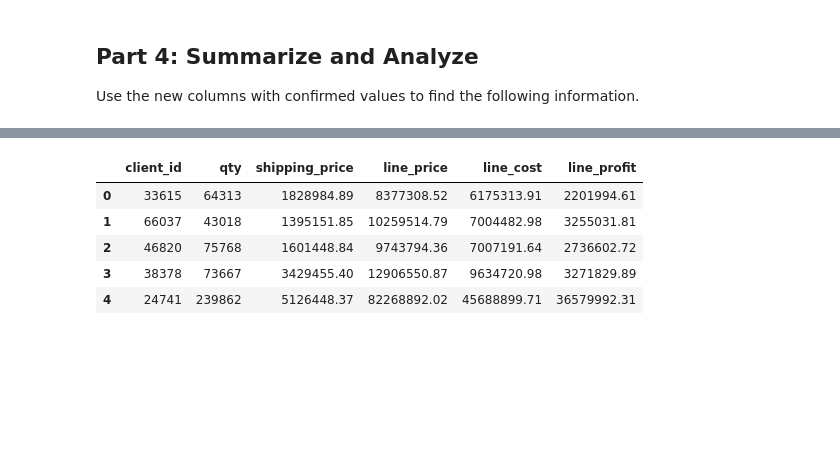
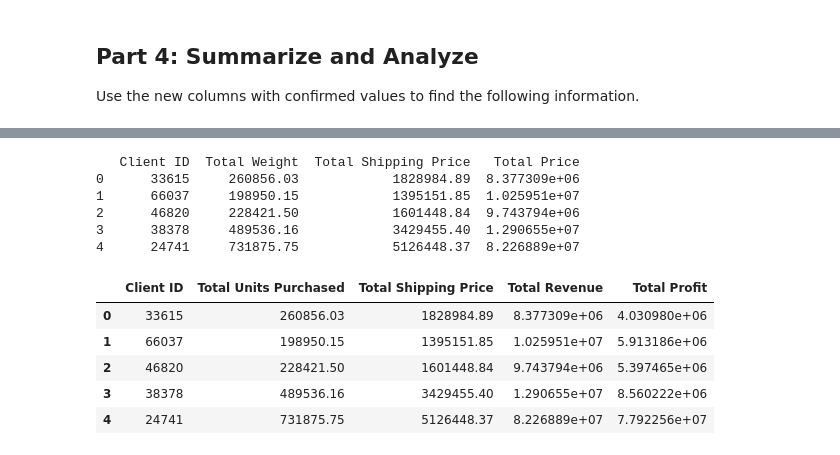
Before and after one commit to MichaelSheveland/pandas-challenge-1, a Jupyter notebook: Starter_Code/wholesale_data_analysis_starter_code.ipynb, the cells around one changed output, grey strips where cells are left out. Cells and saved outputs as stored; diff of their text form; code cells hidden in the pictures; blank space fills up the shorter version.

```diff
--- a/Starter_Code/wholesale_data_analysis_starter_code.ipynb
+++ b/Starter_Code/wholesale_data_analysis_starter_code.ipynb
@@ -122,3 +176,5 @@ Do we know that this client spent the more money than client 66037? If not, how
 # %%
 # Create a column for the profit of each line using line cost and line price
+print(df)
+df['line_profit'] = df['total_price'] - df['line_cost']
 # %% [output]
@@ -156,12 +251,62 @@ Use the new columns with confirmed values to find the following information.
+# %%
+top5clients = [33615, 66037, 46820, 38378, 24741]
+
+summary_data = []
+for client_id in top5clients:
+    client_data = df[df['client_id'] == client_id]
+    total_weight_sum = client_data['total_weight'].sum()
+    total_shipping_sum = client_data['shipping_price'].sum()
+    total_price_sum = client_data['total_price'].sum()
+
+
+    summary_data.append({
+        'Client ID': client_id,
+        'Total Weight': total_weight_sum,
+        'Total Shipping Price': total_shipping_sum,
+        'Total Price': total_price_sum,
+
+
+    })
+
+summary_df = pd.DataFrame(summary_data)
+print(summary_df)
+# %% [output]
+   Client ID  Total Weight  Total Shipping Price   Total Price
+0      33615     260856.03            1828984.89  8.377309e+06
+1      66037     198950.15            1395151.85  1.025951e+07
+2      46820     228421.50            1601448.84  9.743794e+06
+3      38378     489536.16            3429455.40  1.290655e+07
+4      24741     731875.75            5126448.37  8.226889e+07
 # %%
 # Create a summary DataFrame showing the totals for the for the top 5 clients with the following information:
 # total units purchased, total shipping price, total revenue, and total profit.
+
+top5clients = list(df['client_id'].value_counts().head(5).index)
+summary_data = []
+
+for client_id in top5clients:
+    client_data = df[df['client_id'] == client_id]
+    qty = client_data['total_weight'].sum()
+    total_shipping_price = client_data['shipping_price'].sum()
+    total_revenue = client_data['total_price'].sum()
+    total_profit = total_revenue - total_cost
+
+    summary_data.append({
+        'Client ID': client_id,
+        'Total Units Purchased': qty,
+        'Total Shipping Price': total_shipping_price,
+        'Total Revenue': total_revenue,
+        'Total Profit': total_profit
+    })
+
+summary_df = pd.DataFrame(summary_data)
+summary_df
 # %% [output]
-|  | client_id | qty | shipping_price | line_price | line_cost | line_profit |
-| 0 | 33615 | 64313 | 1828984.89 | 8377308.52 | 6175313.91 | 2201994.61 |
-| 1 | 66037 | 43018 | 1395151.85 | 10259514.79 | 7004482.98 | 3255031.81 |
-| 2 | 46820 | 75768 | 1601448.84 | 9743794.36 | 7007191.64 | 2736602.72 |
-| 3 | 38378 | 73667 | 3429455.40 | 12906550.87 | 9634720.98 | 3271829.89 |
-| 4 | 24741 | 239862 | 5126448.37 | 82268892.02 | 45688899.71 | 36579992.31 |
+|  | Client ID | Total Units Purchased | Total Shipping Price | Total Revenue | Total Profit |
+| 0 | 33615 | 260856.03 | 1828984.89 | 8.377309e+06 | 4.030980e+06 |
+| 1 | 66037 | 198950.15 | 1395151.85 | 1.025951e+07 | 5.913186e+06 |
+| 2 | 46820 | 228421.50 | 1601448.84 | 9.743794e+06 | 5.397465e+06 |
+| 3 | 38378 | 489536.16 | 3429455.40 | 1.290655e+07 | 8.560222e+06 |
+| 4 | 24741 | 731875.75 | 5126448.37 | 8.226889e+07 | 7.792256e+07 |
 # %%
 # Format the data and rename the columns to names suitable for presentation.
```
Also changed, not shown: parts of 16 cells of this notebook.
